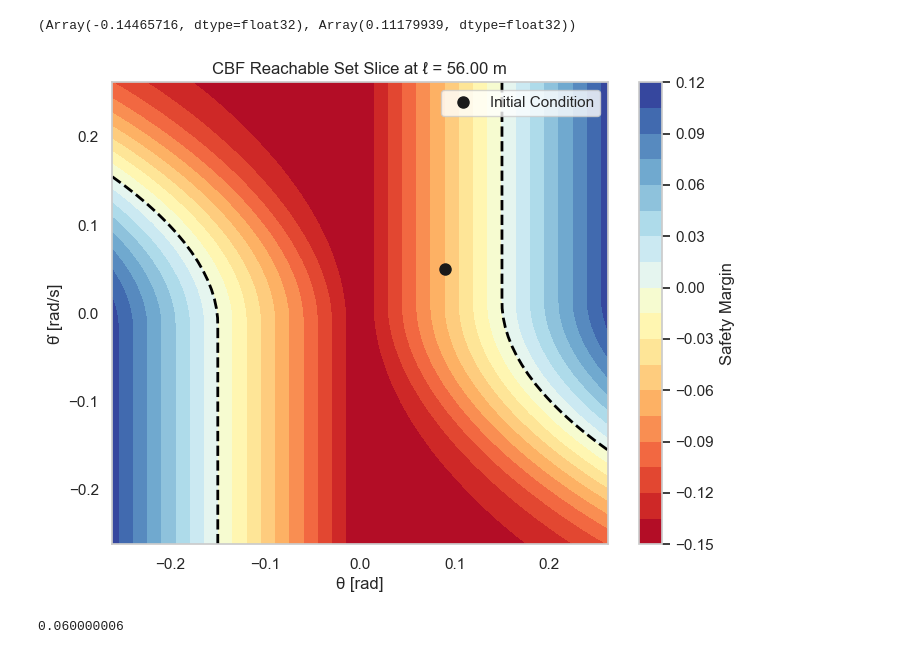
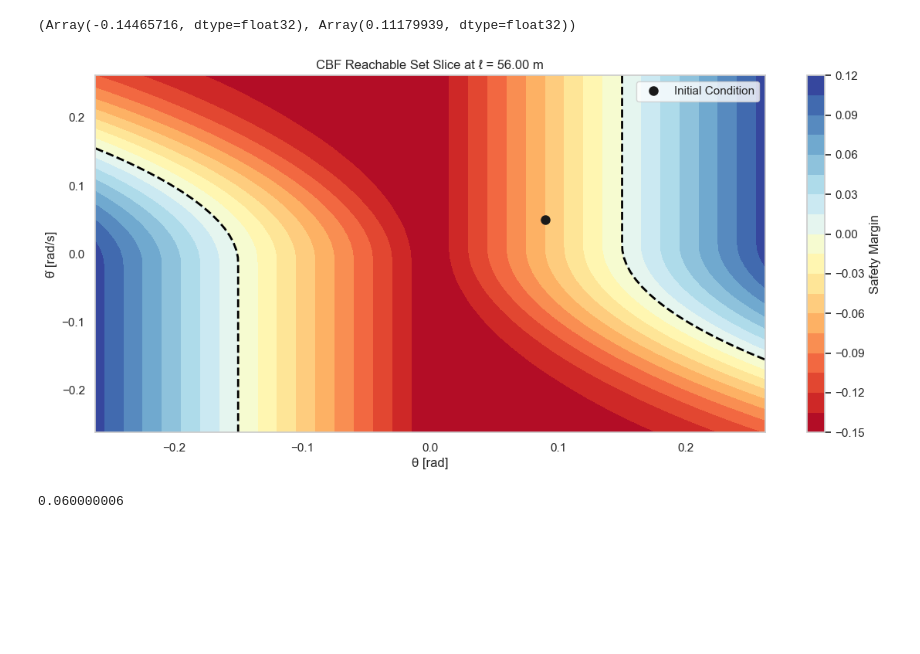
Before and after one commit to jaspermatthe/AA548-Project, a Jupyter notebook: project_non_QP.ipynb, the cells around one changed output. Drawn from its saved outputs; the diff is of its cells as text; code cells hidden in the pictures; blank space fills up the shorter version.

```diff
--- a/project_non_QP.ipynb
+++ b/project_non_QP.ipynb
@@ -1018,39 +1033,39 @@ ell_val = grid.coordinate_vectors[2][ell_index]
 V_slice = target_values[:, :, ell_index]
 
 # Plot
-plt.figure(figsize=(8, 6))
+plt.figure(figsize=(14, 6))
 plt.contourf(
     grid.coordinate_vectors[0],
     grid.coordinate_vectors[1],
     V_slice.T,  # transpose for correct orientation
     levels=20,
     cmap='RdYlBu'
 )
 plt.colorbar(label='Safety Margin')
 
 # Plot zero level set (boundary of reachable set)
 plt.contour(
     grid.coordinate_vectors[0],
     grid.coordinate_vectors[1],
     V_slice.T,
     levels=[0],
     colors='black',
     linewidths=2,
     linestyles='dashed'
 )
 
 # Initial condition (θ0, θ̇0)
 plt.plot(theta0, theta_dot0, 'ko', markersize=8, label="Initial Condition")
 
 # Labels
 plt.xlabel("θ [rad]")
 plt.ylabel("θ̇ [rad/s]")
 plt.title(f"CBF Reachable Set Slice at ℓ = {ell_val:.2f} m")
 plt.grid(True)
 plt.legend()
 plt.show()
 # %% [output]
-[figure, old version]
+[figure, new version]
 # %%
 fig = go.Figure(data=go.Isosurface(
     x=grid.states[..., 0].ravel(),  # θ
```
Also changed, not shown: parts of 1 cell of this notebook, 3 other files.
